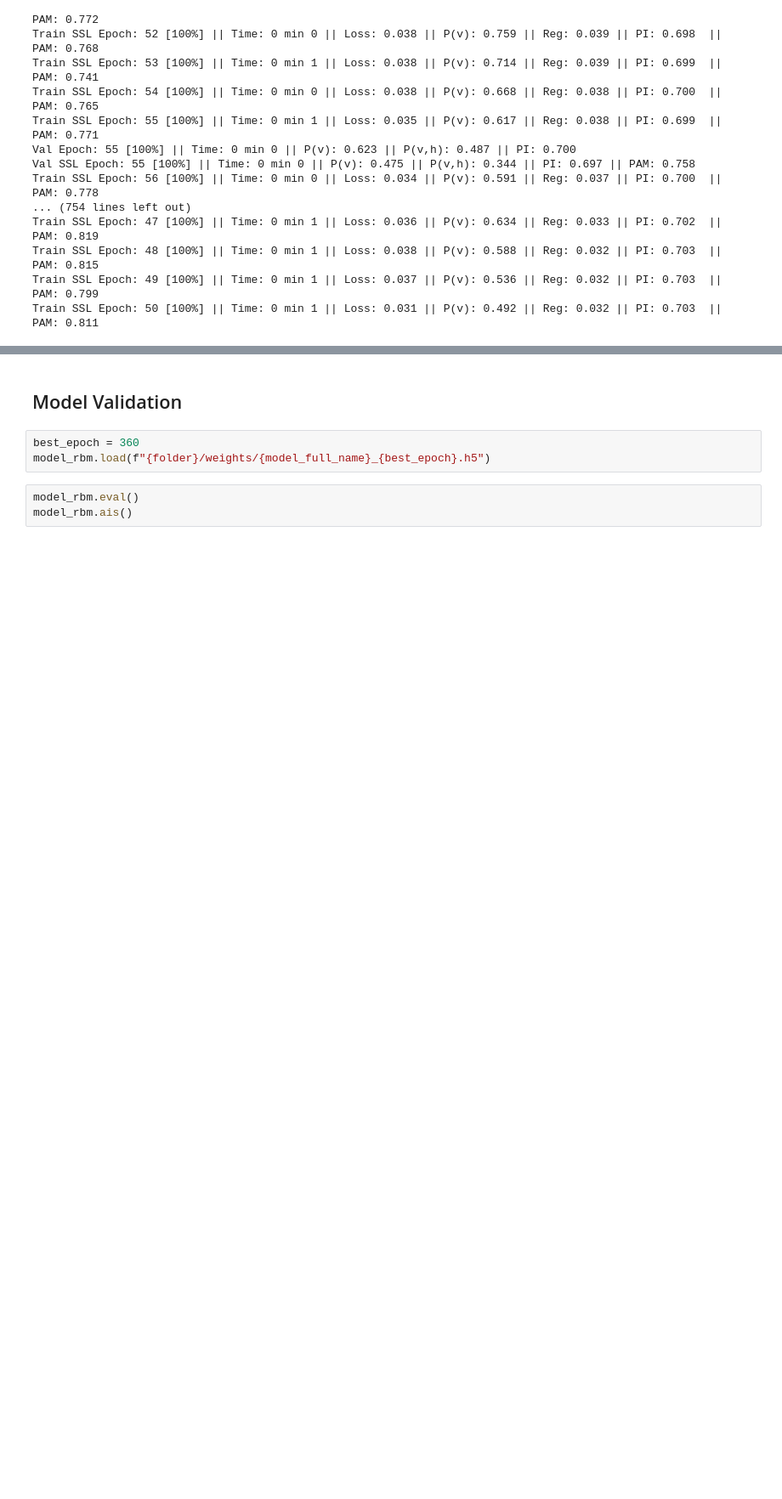
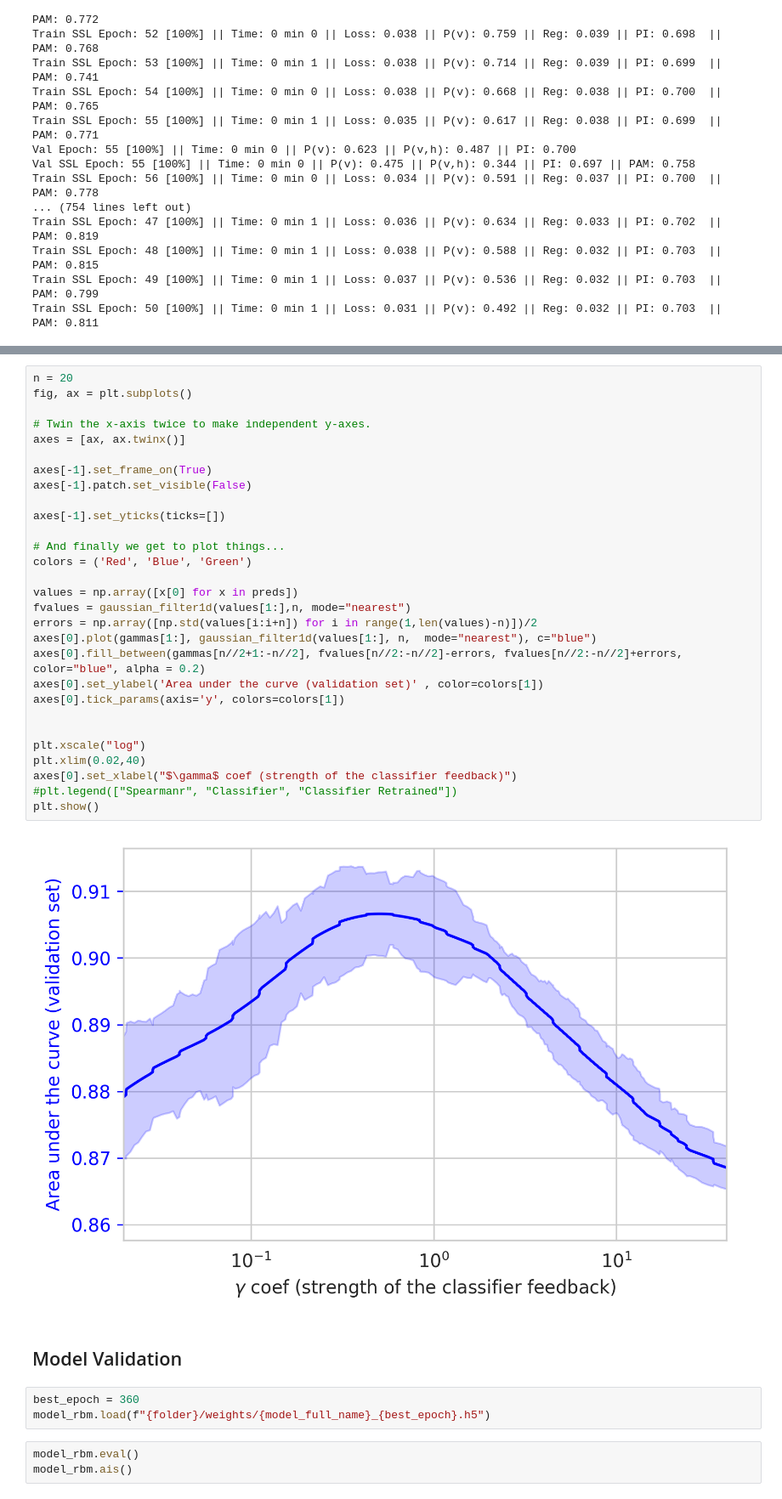
Before and after one commit to CyrilMa/DesignCas9WithCLD, a Jupyter notebook: notebooks/ModelingThroughRBM.ipynb, the cells around one changed output, grey strips where cells are left out. Shown at 85% size. Saved outputs shown, nothing was run; the diff lists cells and outputs as text; blank space fills up the shorter version.

Commit message:
update, after all paper figure

```diff
--- a/notebooks/ModelingThroughRBM.ipynb
+++ b/notebooks/ModelingThroughRBM.ipynb
@@ -288,3 +342,34 @@ Train SSL Epoch: 50 [100%] || Time: 0 min 1 || Loss: 0.031 || P(v): 0.492 || Reg
+# %%
+n = 20
+fig, ax = plt.subplots()
+
+# Twin the x-axis twice to make independent y-axes.
+axes = [ax, ax.twinx()]
+
+axes[-1].set_frame_on(True)
+axes[-1].patch.set_visible(False)
+
+axes[-1].set_yticks(ticks=[])
+
+# And finally we get to plot things...
+colors = ('Red', 'Blue', 'Green')
+
+values = np.array([x[0] for x in preds])
+fvalues = gaussian_filter1d(values[1:],n, mode="nearest")
+errors = np.array([np.std(values[i:i+n]) for i in range(1,len(values)-n)])/2
+axes[0].plot(gammas[1:], gaussian_filter1d(values[1:], n,  mode="nearest"), c="blue")
+axes[0].fill_between(gammas[n//2+1:-n//2], fvalues[n//2:-n//2]-errors, fvalues[n//2:-n//2]+errors, color="blue", alpha = 0.2)
+axes[0].set_ylabel('Area under the curve (validation set)' , color=colors[1])
+axes[0].tick_params(axis='y', colors=colors[1])
+
+
+plt.xscale("log")
+plt.xlim(0.02,40)
+axes[0].set_xlabel("$\gamma$ coef (strength of the classifier feedback)")
+#plt.legend(["Spearmanr", "Classifier", "Classifier Retrained"])
+plt.show()
+# %% [output]
+[figure, added]
 # %% [markdown]
 ## Model Validation
 # %%
```
Also changed, not shown: parts of 4 cells of this notebook, 8 other files.
